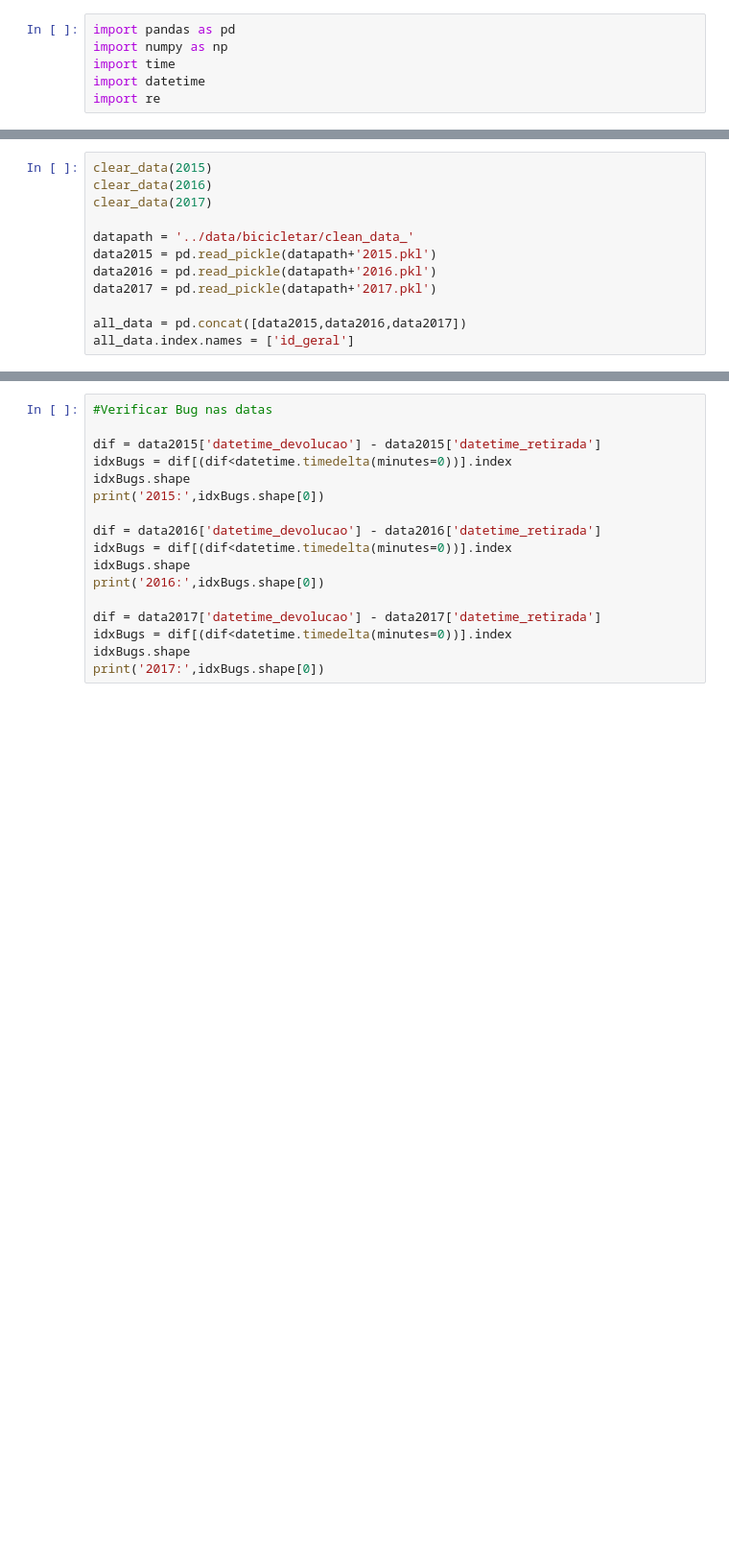
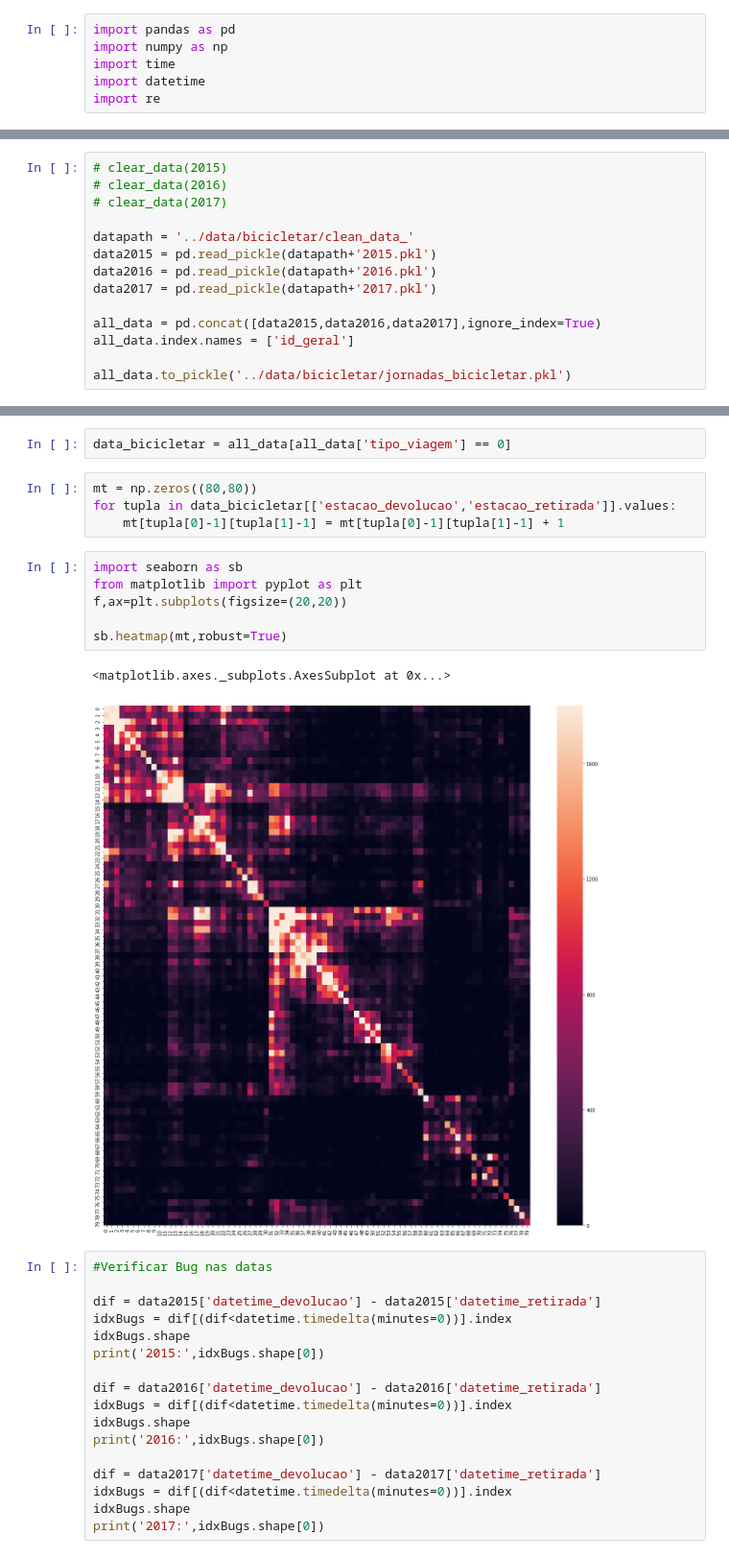
Before and after one commit to omadson/PhD, a Jupyter notebook: notebooks/initial_clean_bicicletar.ipynb, the cells around one changed output, grey strips where cells are left out. Shown at 96% size. Saved outputs shown, nothing was run; the diff lists cells and outputs as text; blank space fills up the shorter version.

Commit message:
add final clean data script

```diff
--- a/notebooks/initial_clean_bicicletar.ipynb
+++ b/notebooks/initial_clean_bicicletar.ipynb
@@ -129,15 +167,17 @@ def clear_data(year):
     clean_data.to_pickle('../data/bicicletar/'+filename)
     print('## file \''+filename+'\' created.')
 # %%
-clear_data(2015)
-clear_data(2016)
-clear_data(2017)
+# clear_data(2015)
+# clear_data(2016)
+# clear_data(2017)
 
 datapath = '../data/bicicletar/clean_data_'
 data2015 = pd.read_pickle(datapath+'2015.pkl')
 data2016 = pd.read_pickle(datapath+'2016.pkl')
 data2017 = pd.read_pickle(datapath+'2017.pkl')
 
-all_data = pd.concat([data2015,data2016,data2017])
+all_data = pd.concat([data2015,data2016,data2017],ignore_index=True)
 all_data.index.names = ['id_geral']
+
+all_data.to_pickle('../data/bicicletar/jornadas_bicicletar.pkl')
 # %% [output]
@@ -154,3 +196,18 @@ To retain the current behavior and silence the warning, pass sort=False
+# %%
+data_bicicletar = all_data[all_data['tipo_viagem'] == 0]
+# %%
+mt = np.zeros((80,80))
+for tupla in data_bicicletar[['estacao_devolucao','estacao_retirada']].values:
+    mt[tupla[0]-1][tupla[1]-1] = mt[tupla[0]-1][tupla[1]-1] + 1
+# %%
+import seaborn as sb
+from matplotlib import pyplot as plt
+f,ax=plt.subplots(figsize=(20,20))
+
+sb.heatmap(mt,robust=True)
+# %% [output]
+<matplotlib.axes._subplots.AxesSubplot at 0x...>
+[figure, added]
 # %%
 #Verificar Bug nas datas
 
```
Also changed, not shown: parts of 22 cells of this notebook, 2 other files.
